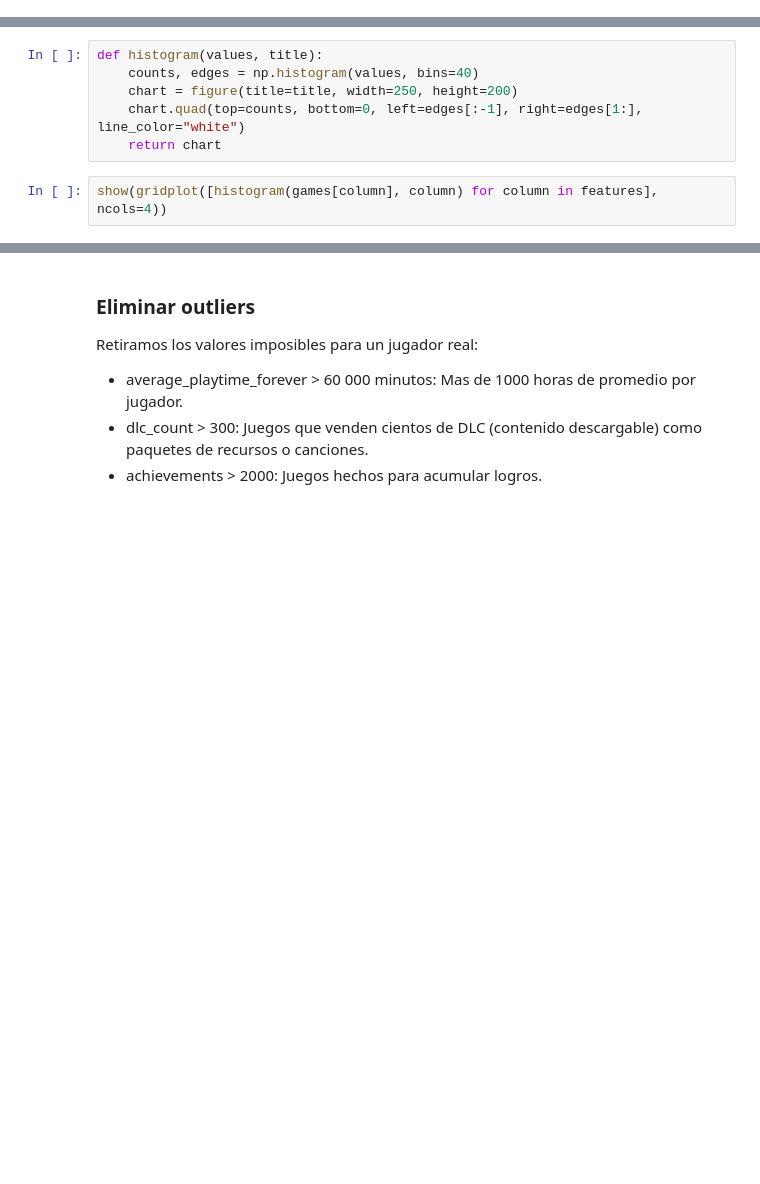
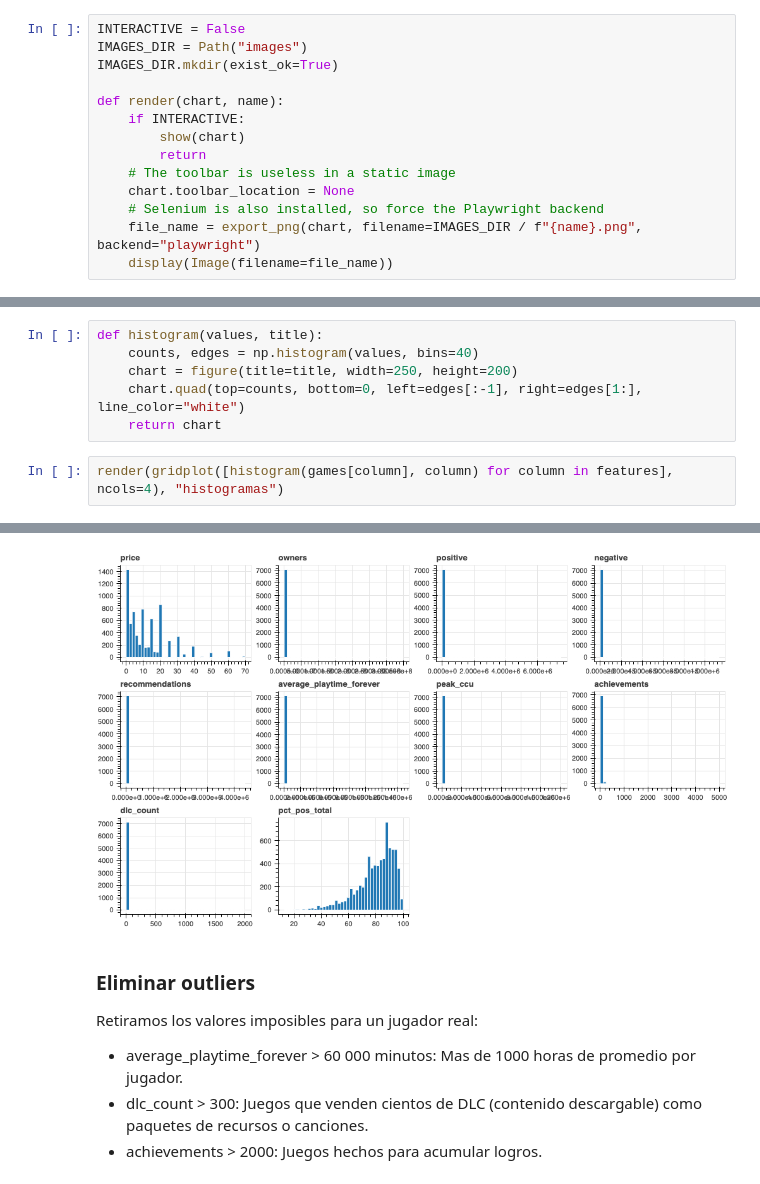
Before and after one commit to vchirinosb/steam-games, a Jupyter notebook: steam_games.ipynb, the cells around one changed output, grey strips where cells are left out. Cells and saved outputs as stored; diff of their text form; blank space fills up the shorter version.

Commit message:
exportar imagenes

```diff
--- a/steam_games.ipynb
+++ b/steam_games.ipynb
@@ -176,3 +203,17 @@ output_notebook()
+# %%
+INTERACTIVE = False
+IMAGES_DIR = Path("images")
+IMAGES_DIR.mkdir(exist_ok=True)
+
+def render(chart, name):
+    if INTERACTIVE:
+        show(chart)
+        return
+    # The toolbar is useless in a static image
+    chart.toolbar_location = None
+    # Selenium is also installed, so force the Playwright backend
+    file_name = export_png(chart, filename=IMAGES_DIR / f"{name}.png", backend="playwright")
+    display(Image(filename=file_name))
 # %% [markdown]
 Método `histogram` dibuja el histograma de una columna.
 # %%
@@ -182,5 +223,5 @@ def histogram(values, title):
     chart.quad(top=counts, bottom=0, left=edges[:-1], right=edges[1:], line_color="white")
     return chart
 # %%
-show(gridplot([histogram(games[column], column) for column in features], ncols=4))
+render(gridplot([histogram(games[column], column) for column in features], ncols=4), "histogramas")
 # %% [output]
@@ -189,3 +228,4 @@ show(gridplot([histogram(games[column], column) for column in features], ncols=4
+[figure, added]
 # %% [markdown]
 ### Eliminar outliers
 
```
Also changed, not shown: parts of 24 cells of this notebook, 2 other files.
